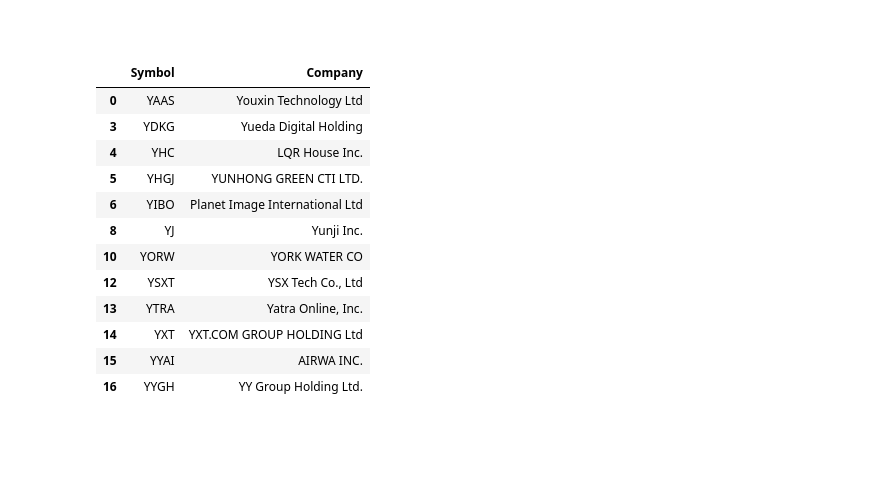
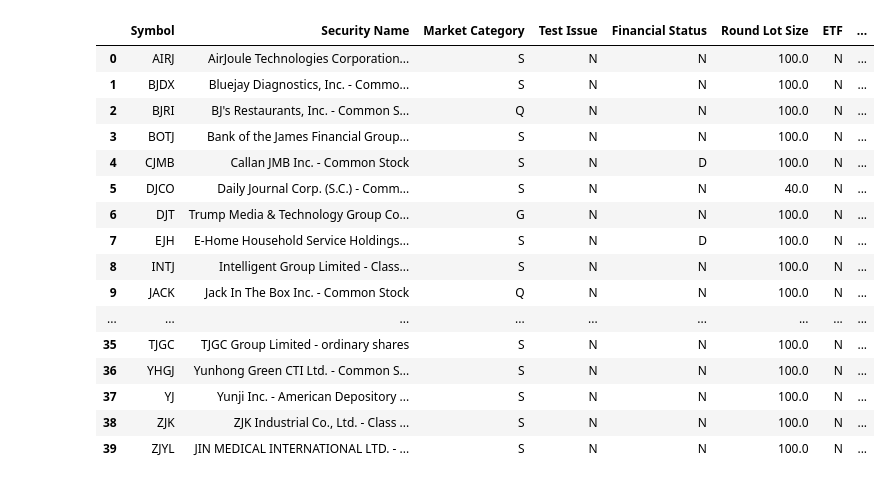
Before and after one commit to enarroied/mess_box, a Jupyter notebook: y_index/retrrieve_data.ipynb, the cells around one changed output. Drawn from its saved outputs; the diff is of its cells as text; code cells hidden in the pictures; blank space fills up the shorter version.

```diff
--- a/y_index/retrrieve_data.ipynb
+++ b/y_index/retrrieve_data.ipynb
@@ -440,3 +203,5 @@ def companies_starting_with(df, letter):
 # %%
-y_index = remove_young_companies(companies_starting_with(universe, "Y"))
+j_index = companies_with_letter(universe, "J")
+
+j_index
 # %% [output]
@@ -460,18 +208,21 @@ YYGH 2025-07-25 00:00:00
+|  | Symbol | Security Name | Market Category | Test Issue | Financial Status | Round Lot Size | ETF | ... |
+| 0 | AIRJ | AirJoule Technologies Corporation... | S | N | N | 100.0 | N | ... |
+| 1 | BJDX | Bluejay Diagnostics, Inc. - Commo... | S | N | N | 100.0 | N | ... |
+| 2 | BJRI | BJ's Restaurants, Inc. - Common S... | Q | N | N | 100.0 | N | ... |
+| 3 | BOTJ | Bank of the James Financial Group... | S | N | N | 100.0 | N | ... |
+| 4 | CJMB | Callan JMB Inc. - Common Stock | S | N | D | 100.0 | N | ... |
+| 5 | DJCO | Daily Journal Corp. (S.C.) - Comm... | S | N | N | 40.0 | N | ... |
+| 6 | DJT | Trump Media & Technology Group Co... | G | N | N | 100.0 | N | ... |
+| 7 | EJH | E-Home Household Service Holdings... | S | N | D | 100.0 | N | ... |
+| 8 | INTJ | Intelligent Group Limited - Class... | S | N | N | 100.0 | N | ... |
+| 9 | JACK | Jack In The Box Inc. - Common Stock | Q | N | N | 100.0 | N | ... |
+| ... | ... | ... | ... | ... | ... | ... | ... | ... |
+| 35 | TJGC | TJGC Group Limited - ordinary shares | S | N | N | 100.0 | N | ... |
+| 36 | YHGJ | Yunhong Green CTI Ltd. - Common S... | S | N | N | 100.0 | N | ... |
+| 37 | YJ | Yunji Inc. - American Depository ... | S | N | N | 100.0 | N | ... |
+| 38 | ZJK | ZJK Industrial Co., Ltd. - Class ... | S | N | N | 100.0 | N | ... |
+| 39 | ZJYL | JIN MEDICAL INTERNATIONAL LTD. - ... | S | N | N | 100.0 | N | ... |
-# %% [markdown]
-##
 # %%
-y_index
+from src.utils import save_parquet_cache
+
+save_parquet_cache(j_index, "data/j_index.parquet")
-# %% [output]
-|  | Symbol | Company |
-| 0 | YAAS | Youxin Technology Ltd |
-| 3 | YDKG | Yueda Digital Holding |
-| 4 | YHC | LQR House Inc. |
-| 5 | YHGJ | YUNHONG GREEN CTI LTD. |
-| 6 | YIBO | Planet Image International Ltd |
-| 8 | YJ | Yunji Inc. |
-| 10 | YORW | YORK WATER CO |
-| 12 | YSXT | YSX Tech Co., Ltd |
-| 13 | YTRA | Yatra Online, Inc. |
-| 14 | YXT | YXT.COM GROUP HOLDING Ltd |
-| 15 | YYAI | AIRWA INC. |
-| 16 | YYGH | YY Group Holding Ltd. |
```
Also changed, not shown: parts of 11 cells of this notebook, 10 other files.
